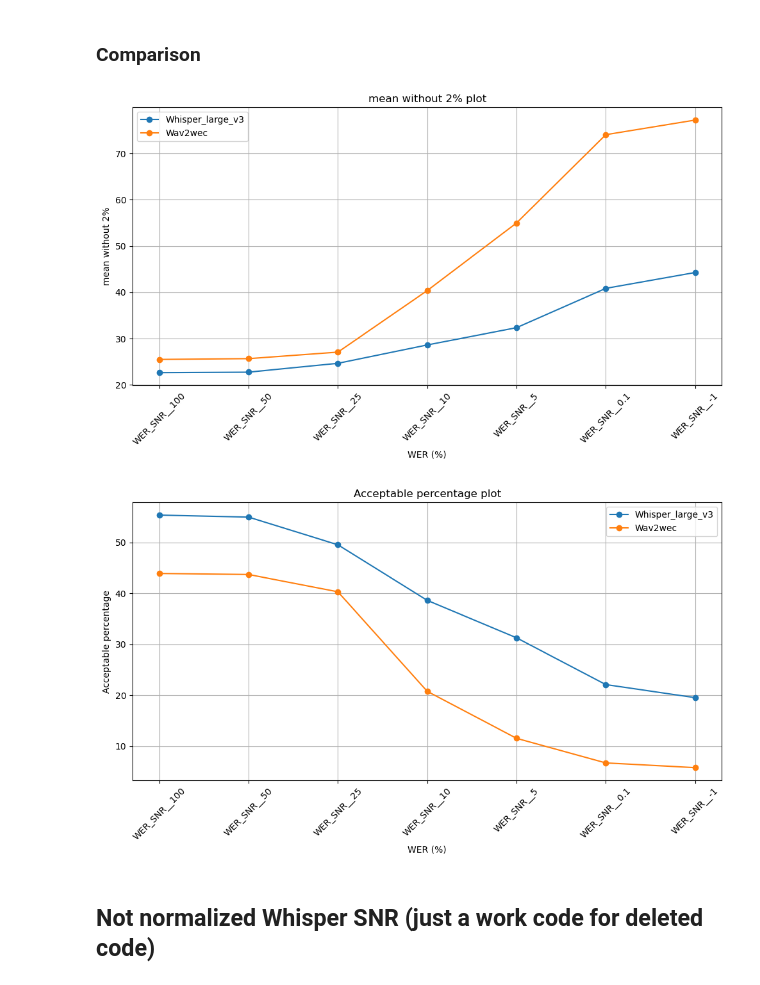
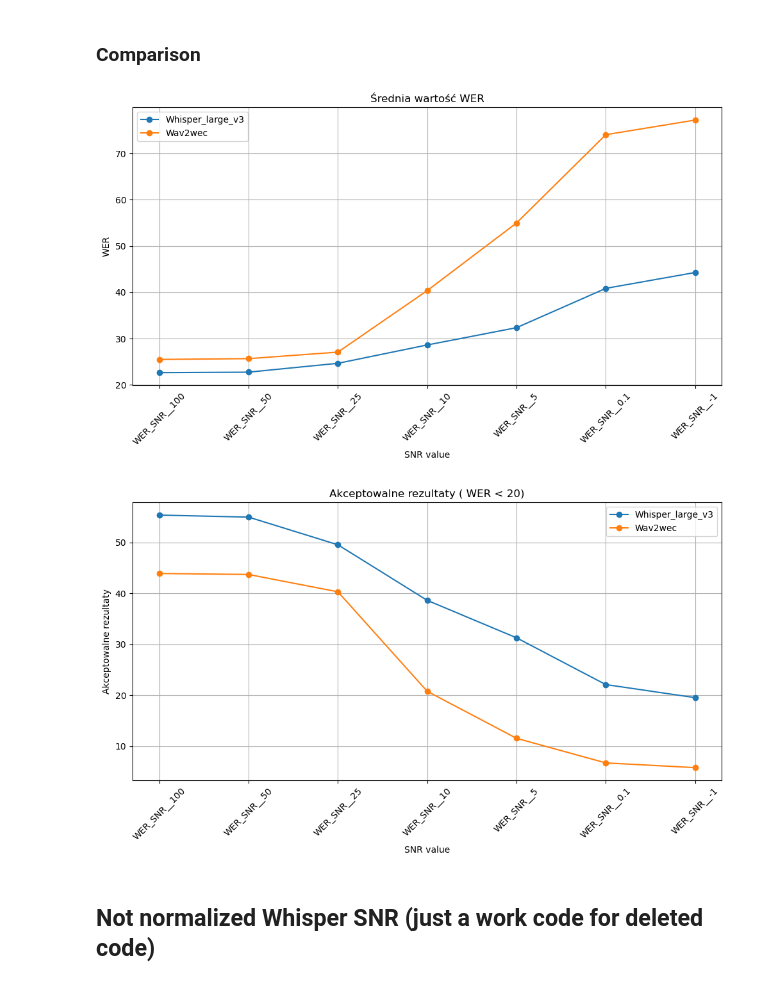
Before and after one commit to eryk0wski/ASR-SNR-Research, a Jupyter notebook: testing_evaluation.ipynb, the cells around one changed output. Cells and saved outputs as stored; diff of their text form; code cells hidden in the pictures.

```diff
--- a/testing_evaluation.ipynb
+++ b/testing_evaluation.ipynb
@@ -76,11 +76,11 @@ whisper_stats = whisper_stats.drop(columns=['WER_SNR_-3','WER_SNR_-10'])
 # %% [markdown]
 ### Comparison
 # %%
-plot_model_comparison(whisper_stats,wav2wec_stats,'mean without 2%','Whisper_large_v3', 'Wav2wec')
-plot_model_comparison(whisper_stats,wav2wec_stats,'Acceptable percentage','Whisper_large_v3', 'Wav2wec')
+plot_model_comparison(whisper_stats,wav2wec_stats,'mean without 2%','Whisper_large_v3', 'Wav2wec', 'WER', 'Średnia wartość WER')
+plot_model_comparison(whisper_stats,wav2wec_stats,'Acceptable percentage','Whisper_large_v3', 'Wav2wec', 'Akceptowalne rezultaty', 'Akceptowalne rezultaty ( WER < 20)')
 # %% [output]
-[figure, old version]
+[figure, new version]
-[figure, old version]
+[figure, new version]
 # %% [markdown]
 ## Not normalized Whisper SNR (just a work code for deleted code)
 # %%
```
Also changed, not shown: parts of 4 cells of this notebook, 4 other files.
